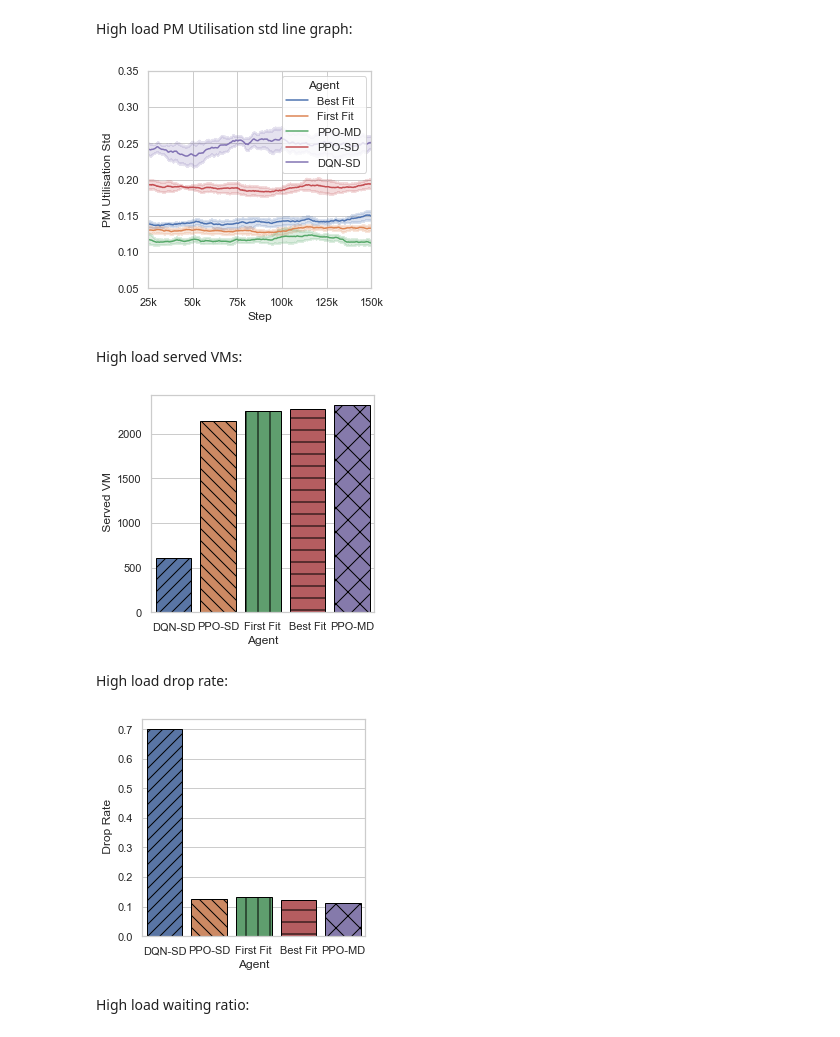
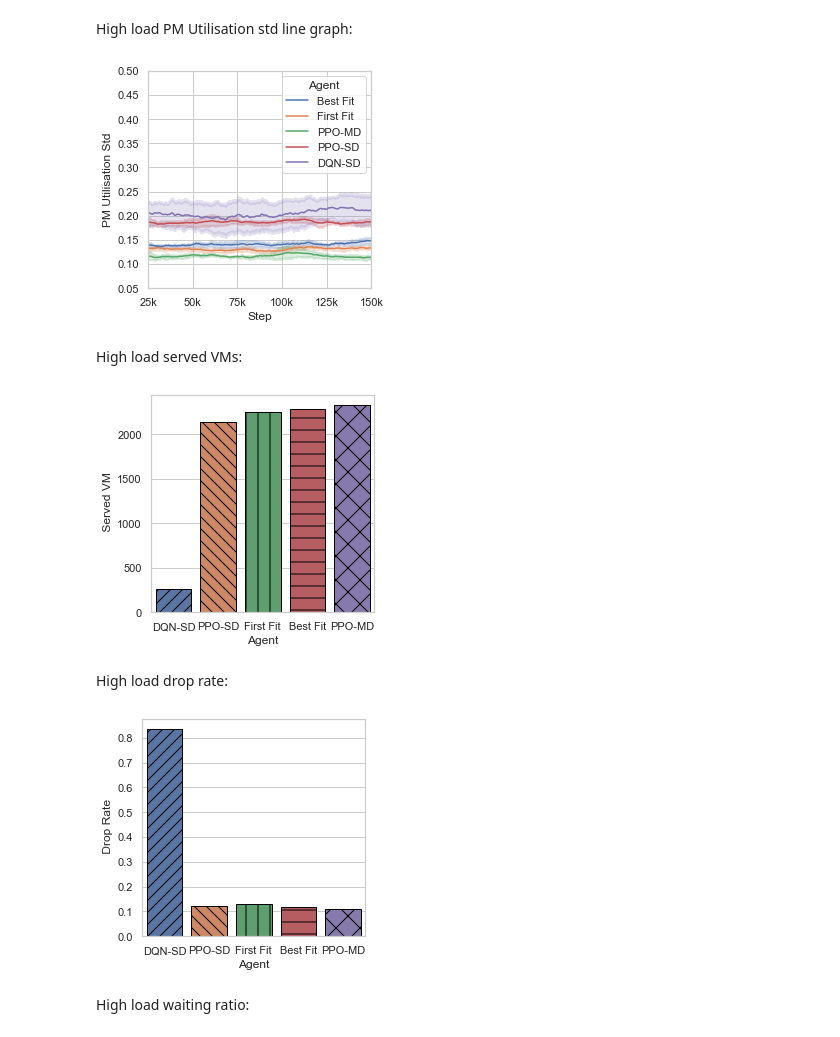
Before and after one commit to yzh503/vm-placement-migration-gym, a Jupyter notebook: plots.ipynb, the cells around one changed output. Drawn from its saved outputs; the diff is of its cells as text; code cells hidden in the pictures.

Commit message:
Add experiment data and plots

```diff
--- a/plots.ipynb
+++ b/plots.ipynb
@@ -26,7 +26,7 @@ models = {
 }
 
 df = pd.DataFrame()
-for i in np.arange(0, 10, 1, dtype=int):
+for i in np.arange(0, 8, 1, dtype=int):
     for agent in models.keys():
         f = open(f'data/exp_performance/p10sr1000load1.00/{agent}-{i}.json')
         jsonstr = json.load(f)
@@ -38,15 +38,3 @@ for i in np.arange(0, 10, 1, dtype=int):
         df = pd.concat([df, sample])
 
 df = df.reset_index(drop=True)
-plt.subplots(figsize=(4,4))
-g = sns.lineplot(x="Step", y="PM Utilisation Mean", hue='Agent', data=df)
-g.set(xlim=(25000, 150000))
-g.set(ylim=(0.05, 0.9))
-
-# Custom x-axis tick formatter
-def step_formatter(x, pos):
-    return f'{int(x/1000)}k'
-
-g.xaxis.set_major_formatter(ticker.FuncFormatter(step_formatter))
-
-plt.savefig('plots/util_mean_line.pdf', bbox_inches='tight', pad_inches=0.25)
@@ -57,15 +58,15 @@ High load PM Utilisation std line graph:
 # %%
 plt.subplots(figsize=(4,4))
 g = sns.lineplot(x="Step", y="PM Utilisation Std", hue='Agent', data=df)
 g.set(xlim=(25000, 150000))
-g.set(ylim=(0.05, 0.35))
+g.set(ylim=(0.05, 0.45))
 
 # Custom x-axis tick formatter
 def step_formatter(x, pos):
     return f'{int(x/1000)}k'
 
 g.xaxis.set_major_formatter(ticker.FuncFormatter(step_formatter))
 
-plt.savefig('plots/util_sd_line.pdf', bbox_inches='tight', pad_inches=0.25)
+plt.savefig('plots/util_sd_line_2.pdf', bbox_inches='tight', pad_inches=0.25)
 # %% [output]
-[figure, old version]
+[figure, new version]
@@ -92,7 +130,7 @@ for i, thisbar in enumerate(g.patches):
 
 plt.savefig('plots/served_bar.pdf', bbox_inches='tight', pad_inches=0.25)
 # %% [output]
-[figure, old version]
+[figure, new version]
 # %% [markdown]
 High load drop rate:
 # %%
@@ -103,7 +141,7 @@ for i, thisbar in enumerate(g.patches):
     thisbar.set_hatch(hatches[i])
 plt.savefig('plots/drop_bar.pdf', bbox_inches='tight', pad_inches=0.25)
 # %% [output]
-[figure, old version]
+[figure, new version]
 # %% [markdown]
 High load waiting ratio:
 # %%
```
Also changed, not shown: parts of 17 cells of this notebook, 42 other files.
